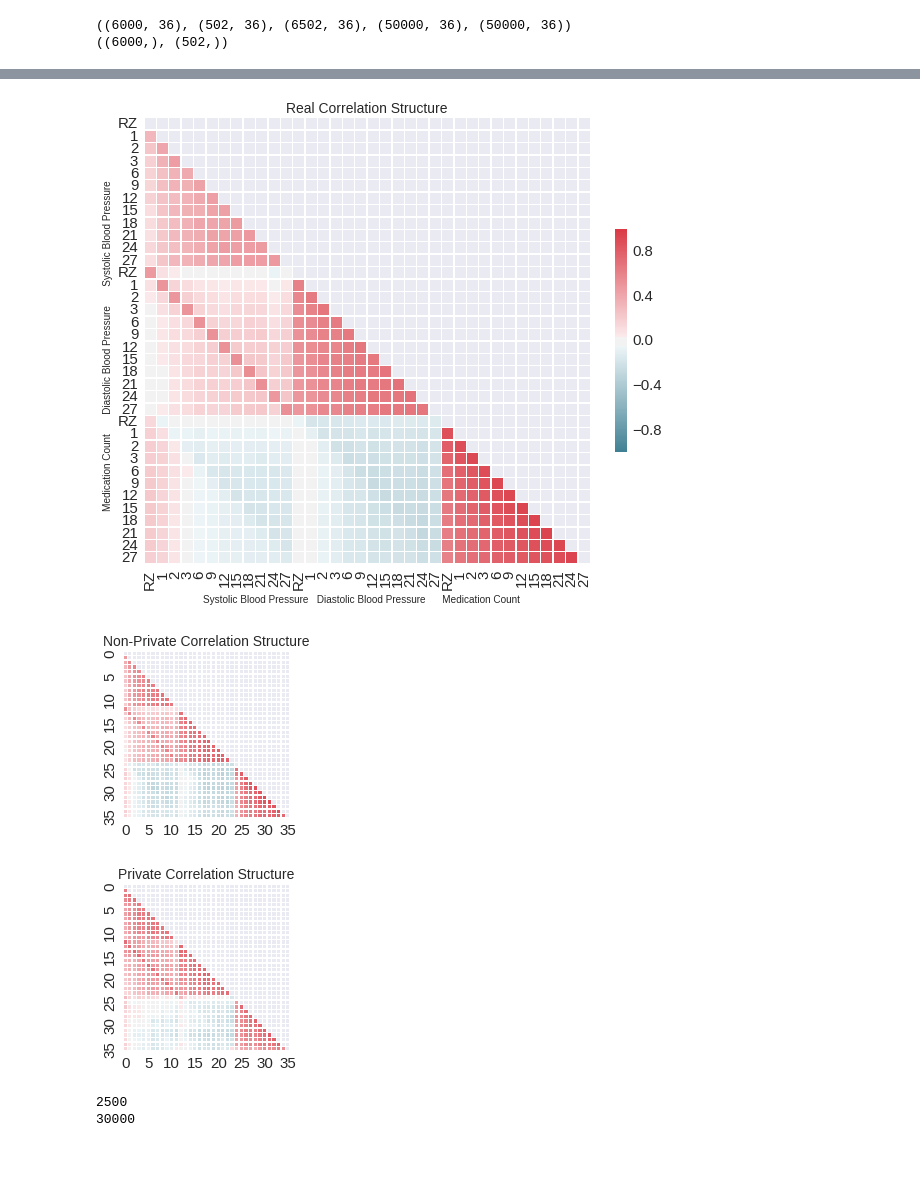
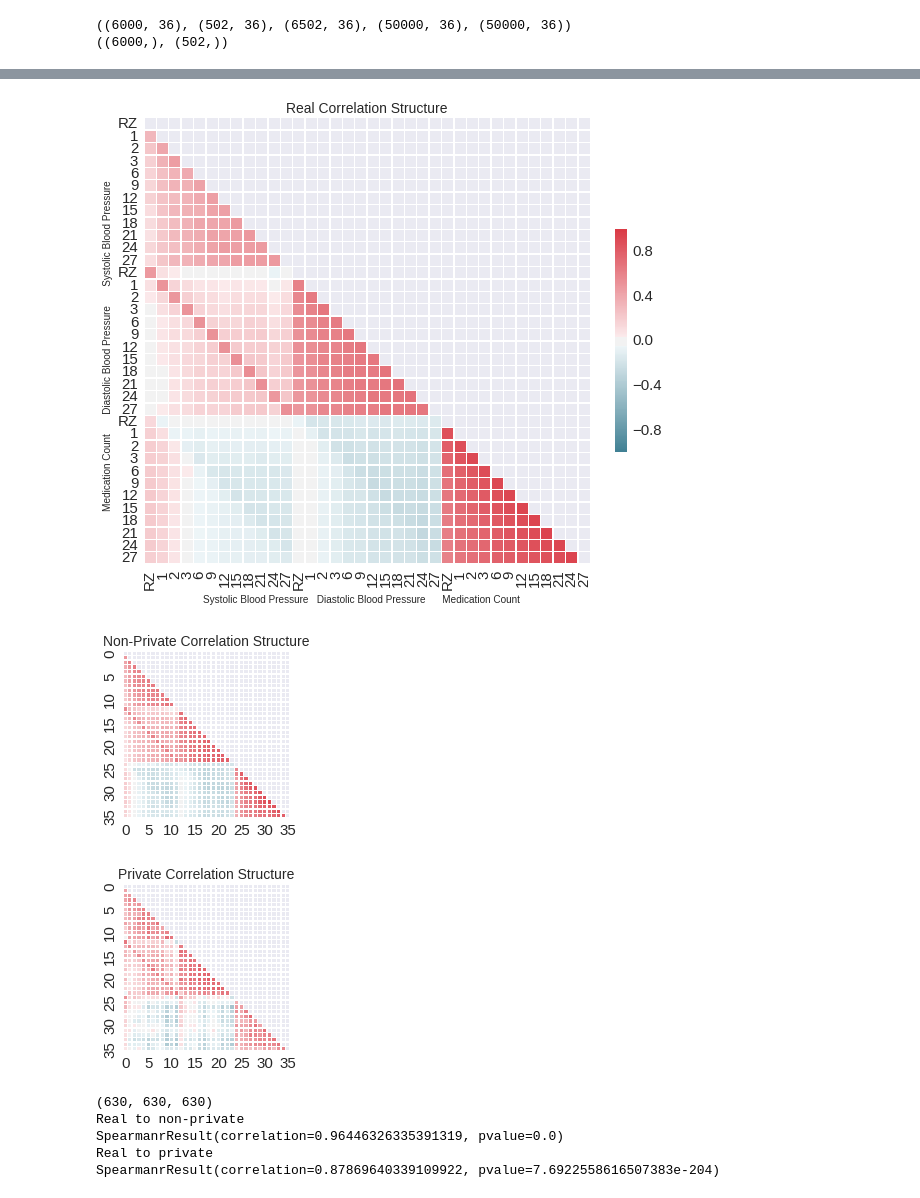
Before and after one commit to greenelab/SPRINT_gan, a Jupyter notebook: Analysis.ipynb, the cells around one changed output, grey strips where cells are left out. Saved outputs shown, nothing was run; the diff lists cells and outputs as text; code cells hidden in the pictures; blank space fills up the shorter version.

```diff
--- a/Analysis.ipynb
+++ b/Analysis.ipynb
@@ -6,17 +6,16 @@ import seaborn as sns
 
 sns.set(context="poster", style='whitegrid', font='sans-serif')
 
-X_real = pkl.load(open('./data/X_processed.pkl', 'rb'))
-y_real = pkl.load(open('./data/y_processed.pkl', 'rb'))
+X_real = pkl.load(open('/data/SPRINT/X_processed.pkl', 'rb'))
+y_real = pkl.load(open('/data/SPRINT/y_processed.pkl', 'rb'))
 
 print(X_real.shape, y_real.shape)
 
-output_dir = './output/'
-public_dir = output_dir + 'acgan_500_0.0002_100'
+public_dir = '/data/SPRINT/nonprivate/'
 
 # private directory for multiple epoch testing - p7
 #private_dir = output_dir + 'p15_8.0_0.0001_500_0.002_100'
-private_dir = '/media/brett/Drive/SPRINT_gan_output/p1_8.0_0.0001_500_0.002_100'
+private_dir = '/data/SPRINT/private/'
 # %% [output]
 ((6502, 3, 12), (6502,))
 # %%
@@ -72,5 +71,5 @@ plt.show()
 # %%
-public_scores = pkl.load(open(public_dir + '/epoch_scores.p', 'rb'))
+public_scores = pkl.load(open(public_dir + '/train_epoch_scores.p', 'rb'))
 top_10_public = np.argsort(public_scores['rf'])[-5:]
 top_10_lr = np.argsort(public_scores['lr'])[-5:]
 top_10_public = np.concatenate([top_10_public, top_10_lr])
@@ -80,7 +79,13 @@ print(top_10_public)
 # %%
 np.random.seed(1)
 # noisy selection
-epoch_scores = pkl.load(open(private_dir + '/epoch_scores.p', 'rb'))
+epoch_scores = pkl.load(open(private_dir + '/train_epoch_scores.p', 'rb'))
+
+print(np.mean(np.argsort(epoch_scores['rf'])[-10:]))
+print(np.mean(np.argsort(epoch_scores['lr'])[-10:]))
+
+for j in np.argsort(epoch_scores['lr'])[-5:]:
+    print(epoch_scores['lr'][j])
 
 eps_per = 0.05
 size = 500
@@ -1076,13 +1053,13 @@ visit_codes = ['RZ', '1', '2', '3', '6', '9', '12', '15', '18', '21', '24', '27'
                'RZ', '1', '2', '3', '6', '9', '12', '15', '18', '21', '24', '27']
 
 d = pd.DataFrame(X_train)
-corr = d.corr()
-mask = np.zeros_like(corr, dtype=np.bool)
+real_corr = d.corr()
+mask = np.zeros_like(real_corr, dtype=np.bool)
 mask[np.triu_indices_from(mask)] = True
 cmap = sns.diverging_palette(220, 10, as_cmap=True)
 
 plt.figure(figsize=(9, 8))
-ax0 = sns.heatmap(corr, mask=mask, cmap=cmap, vmax=1,
+ax0 = sns.heatmap(real_corr, mask=mask, cmap=cmap, vmax=1,
             square=True, xticklabels=visit_codes, yticklabels=visit_codes,
             linewidths=.5, cbar=1, cbar_kws={"fraction": 0.05,
                                              "shrink": 0.5,
@@ -1096,38 +1073,38 @@ plt.show()
 
 plt.figure(figsize=(3, 3))
 d = pd.DataFrame(X_public)
-corr = d.corr()
-mask = np.zeros_like(corr, dtype=np.bool)
+nonprivate_corr = d.corr()
+mask = np.zeros_like(nonprivate_corr, dtype=np.bool)
 mask[np.triu_indices_from(mask)] = True
 cmap = sns.diverging_palette(220, 10, as_cmap=True)
 
-ax1 = sns.heatmap(corr, mask=mask, cmap=cmap, vmax=1,
+ax1 = sns.heatmap(nonprivate_corr, mask=mask, cmap=cmap, vmax=1,
             square=True, xticklabels=5, yticklabels=5,
             linewidths=.5, cbar=0, cbar_kws={"orientation": "horizontal"})
 ax1.set_title("Non-Private Correlation Structure")
 plt.show()
 # ax1.set_xlabel('Systolic Blood Pressure   Diastolic Blood Pressure      Medication Count    ',
 #                  fontsize=10)
 # ax1.set_ylabel('Medication Count       Diastolic Blood Pressure       Systolic Blood Pressure   ',
 #                  fontsize=10)
 
 plt.figure(figsize=(3, 3))
 d = pd.DataFrame(X_private)
-corr = d.corr()
-mask = np.zeros_like(corr, dtype=np.bool)
+private_corr = d.corr()
+mask = np.zeros_like(private_corr, dtype=np.bool)
 mask[np.triu_indices_from(mask)] = True
 cmap = sns.diverging_palette(220, 10, as_cmap=True)
-ax2 = sns.heatmap(corr, mask=mask, cmap=cmap, vmax=1,
+ax2 = sns.heatmap(private_corr, mask=mask, cmap=cmap, vmax=1,
             square=True, xticklabels=5, yticklabels=5,
             linewidths=.5, cbar=0, cbar_kws={"orientation": "horizontal"})
 ax2.set_title("Private Correlation Structure")
 # ax2.set_xlabel('Systolic Blood Pressure   Diastolic Blood Pressure      Medication Count    ',
 #                  fontsize=10)
 # ax2.set_ylabel('Medication Count       Diastolic Blood Pressure       Systolic Blood Pressure   ',
 #                 fontsize=10)
 sns.set_style('whitegrid')
 plt.show()
 # %% [output]
 [figure]
 [figure]
-[figure, old version]
+[figure, new version]
@@ -1134,3 +1128,17 @@ plt.show()
+# %%
+print(len(real_list), len(nonprivate_list), len(private_list))
+
+print('Real to non-private')
+print(spearmanr(real_list, nonprivate_list))
+
+print('Real to private')
+print(spearmanr(real_list, private_list))
+# %% [output]
+(630, 630, 630)
+Real to non-private
+SpearmanrResult(correlation=0.96446326335391319, pvalue=0.0)
+Real to private
+SpearmanrResult(correlation=0.87869640339109922, pvalue=7.6922558616507383e-204)
 # %%
 # privacy analysis
 hist = pkl.load(open(private_dir + '/acgan-history.pkl', 'rb'))
@@ -1152,9 +1160,6 @@ for p in hist['privacy']:
     batch += 1
 print(len(hist_list))
 print(batch)
-# %% [output]
-2500
-30000
 # %%
 hist_df = pd.DataFrame(hist_list)
 print(hist_df.head())
```
Also changed, not shown: parts of 18 cells of this notebook, 1 other file.
